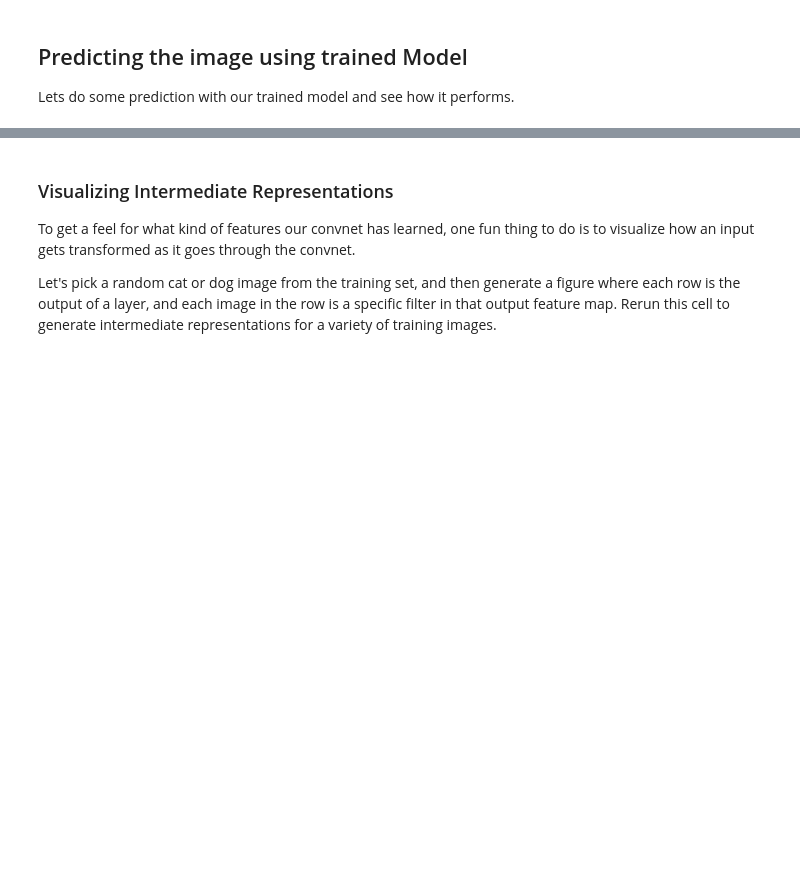
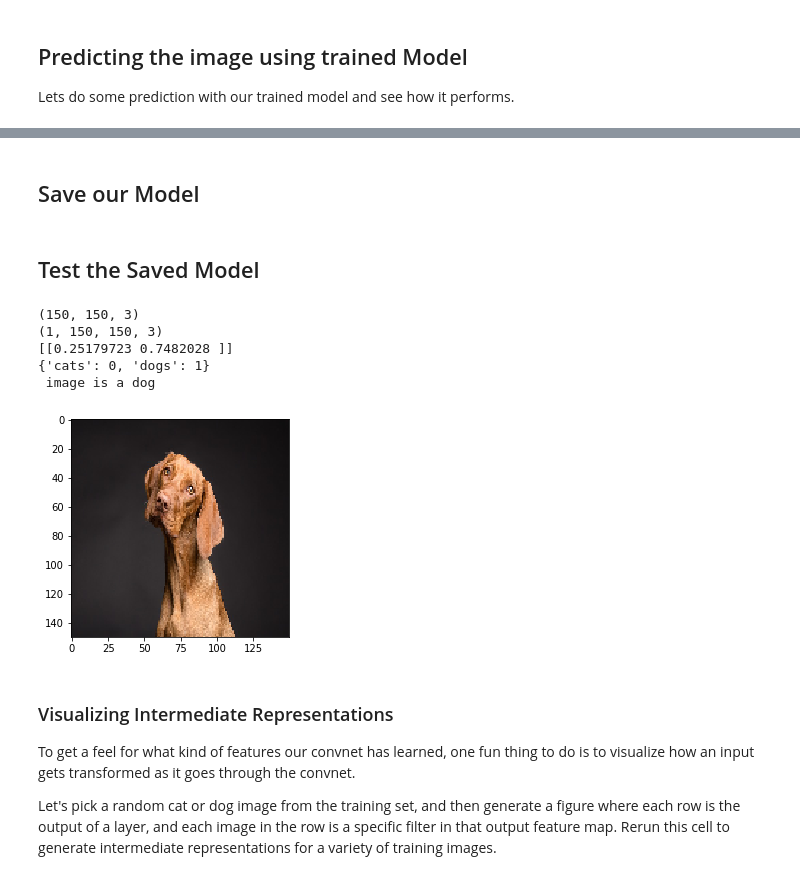
Before and after one commit to gulshan-archive/AI-DeepLearning, a Jupyter notebook: 6.1.Cat_vs_Dog_CNN_Image_Augmentation.ipynb, the cells around one changed output, grey strips where cells are left out. Cells and saved outputs as stored; diff of their text form; code cells hidden in the pictures; blank space fills up the shorter version.

```diff
--- a/6.1.Cat_vs_Dog_CNN_Image_Augmentation.ipynb
+++ b/6.1.Cat_vs_Dog_CNN_Image_Augmentation.ipynb
@@ -414,0 +421,2 @@ else:
+# %% [markdown]
+## Save our Model
@@ -415,3 +425,48 @@ else:
+# %% [markdown]
+## Test the Saved Model
+# %%
+from tensorflow.keras.models import load_model
+trained_model = load_model('/content/Cat_Dog_ImageAug.h5')
+
+import numpy as np
+from tensorflow.keras.preprocessing import image
+import os
+import matplotlib.pyplot as plt
+
+# provide the full image path
+# path = '/content/cat-1192026_640.jpg'
+# path = '/content/pug-1210025_640(1).jpg'
+path = '/content/dog-3277416_640.jpg'
+
+
+img = image.load_img(path, target_size=(150, 150))
+
+plt.imshow(img)
+
+image = image.img_to_array(img)  # convert image to an array
+print(image.shape)
+
+image = np.expand_dims(image, axis=0)  # increase the no. of dimension by 1
+print(image.shape)
+
+image = image/255.0
+
+classes = trained_model.predict(image, batch_size=10)
+
+print(classes)
+print(validation_generator.class_indices)
+
+if classes[0][0]>0.5:
+  print(" image is a cat")
+else:
+  print(" image is a dog")
+# %% [output]
+(150, 150, 3)
+(1, 150, 150, 3)
+[[0.25179723 0.7482028 ]]
+{'cats': 0, 'dogs': 1}
+ image is a dog
+[figure, added]
 # %% [markdown]
 ### Visualizing Intermediate Representations
 
```
Also changed, not shown: parts of 13 cells of this notebook, 3 other files.
